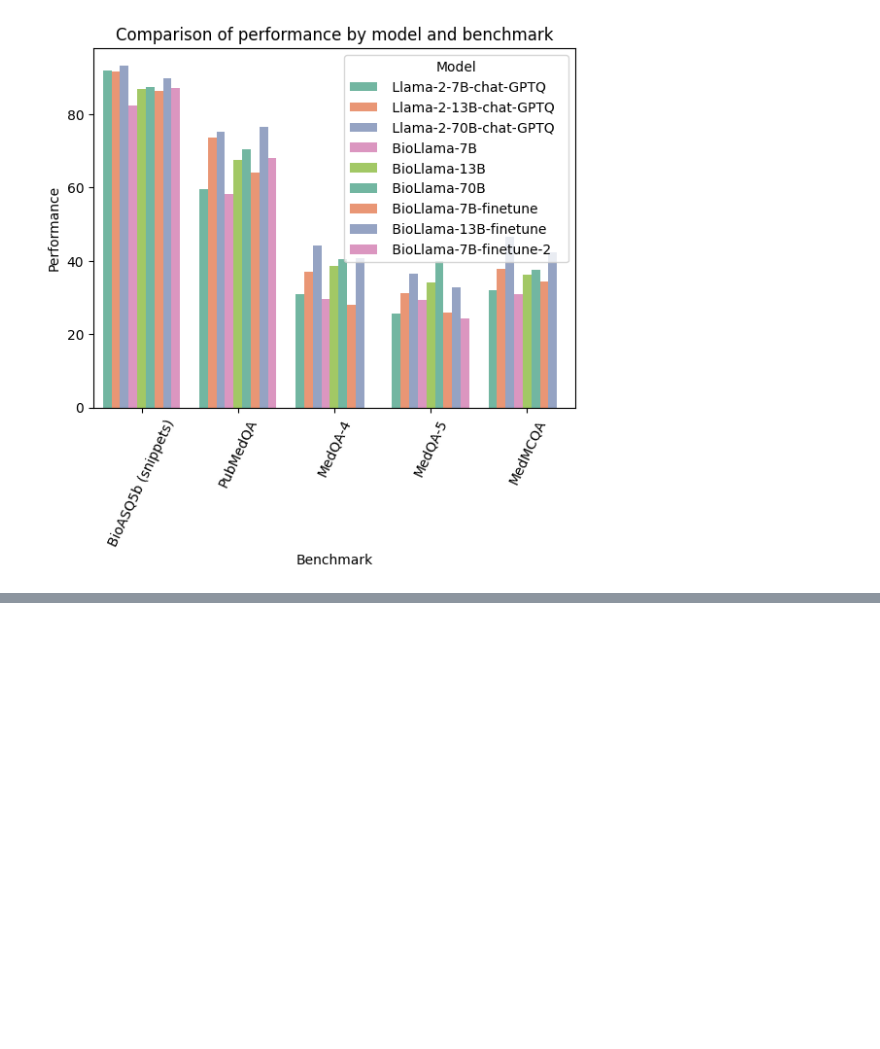
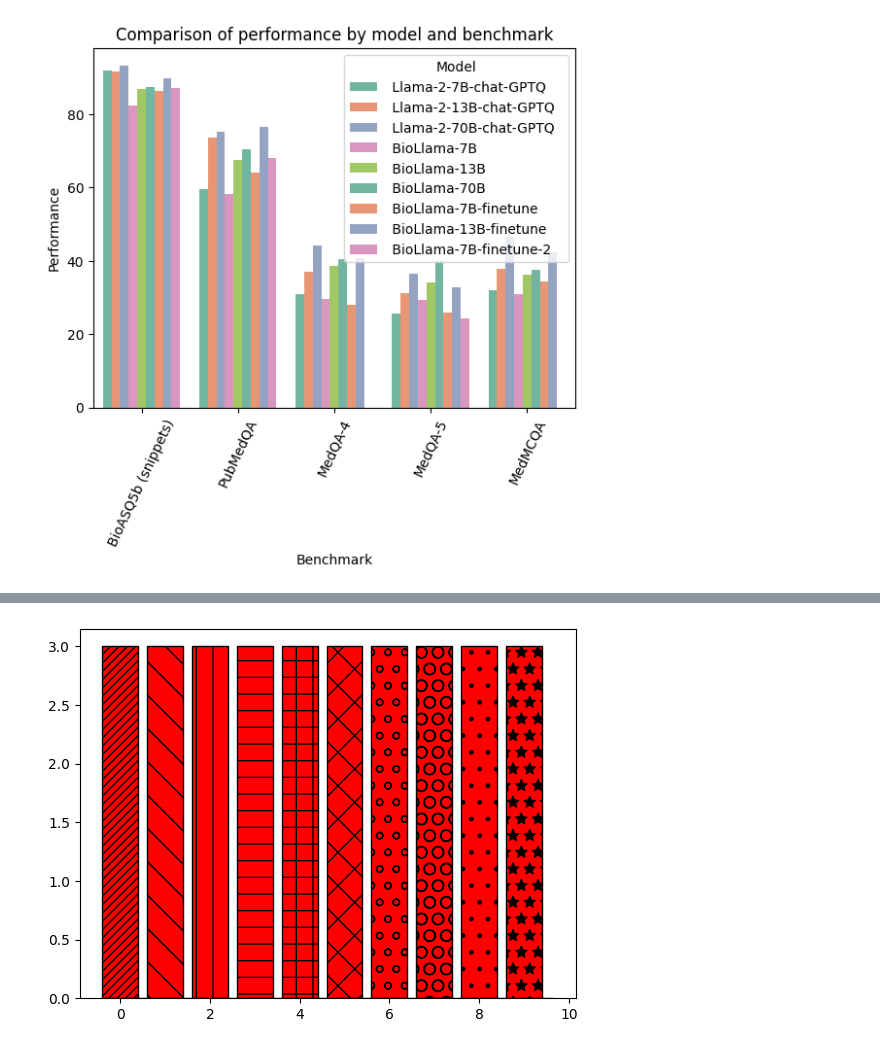
Before and after one commit to Neelectric/BioLlama, a Jupyter notebook: graphs&tables.ipynb, the cells around one changed output, grey strips where cells are left out. Saved outputs shown, nothing was run; the diff lists cells and outputs as text; code cells hidden in the pictures; blank space fills up the shorter version.

```diff
--- a/graphs&tables.ipynb
+++ b/graphs&tables.ipynb
@@ -434,0 +607,15 @@ The palette list has fewer values (5) than needed (9) and will cycle, which may
+# %%
+import matplotlib.pyplot as plt
+
+fig = plt.figure()
+
+patterns = [ "////" , "\\" , "|" , "-" , "+" , "x", "o", "O", ".", "*" ]
+
+ax1 = fig.add_subplot(111)
+for i in range(len(patterns)):
+    ax1.bar(i, 3, color='red', edgecolor='black', hatch=patterns[i])
+    ax1.bar(i+0.25, 0, color='white', edgecolor='black', hatch=patterns[i])
+
+plt.show()
+# %% [output]
+[figure, added]
```
Also changed, not shown: parts of 4 cells of this notebook, 6 other files.
